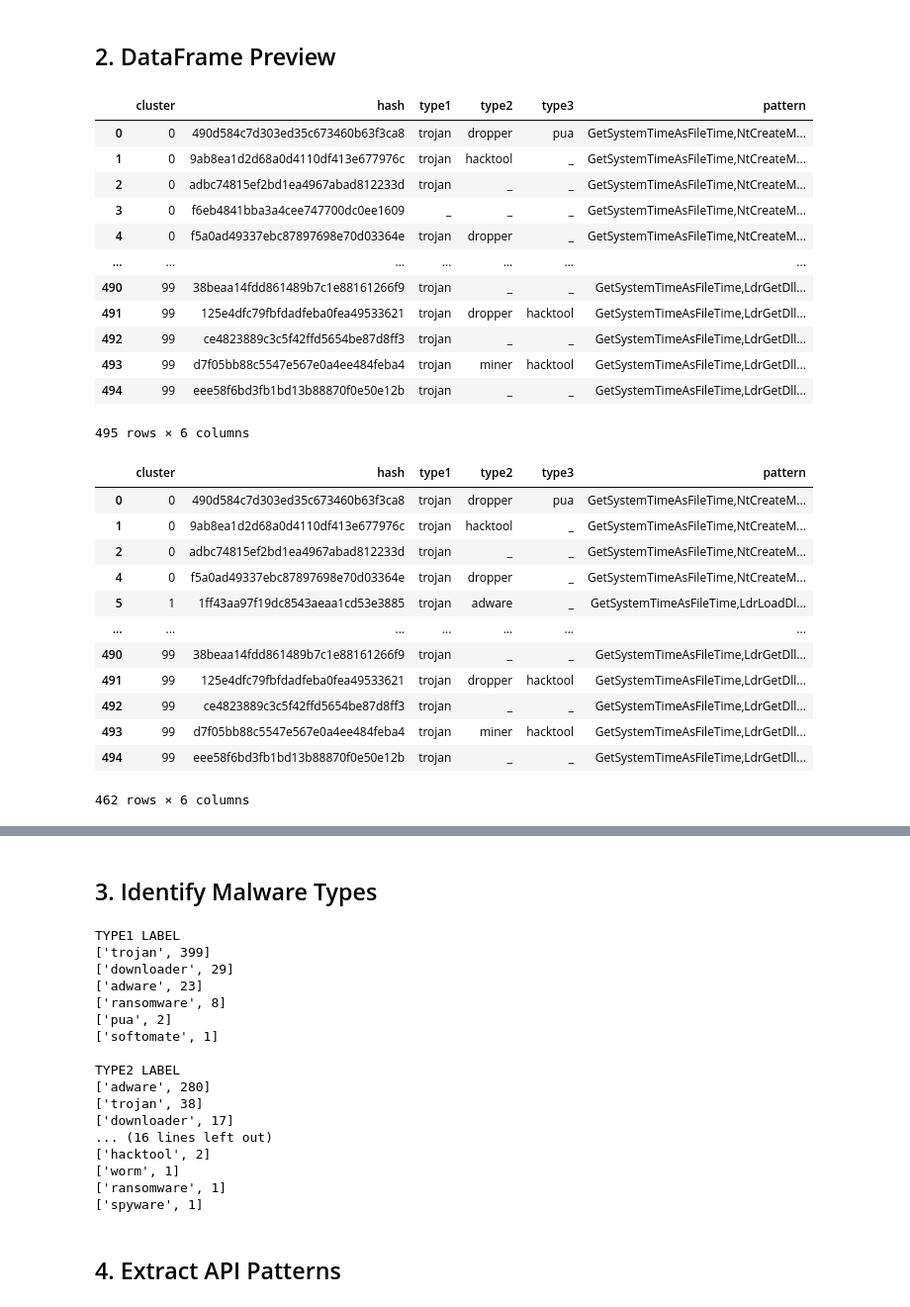
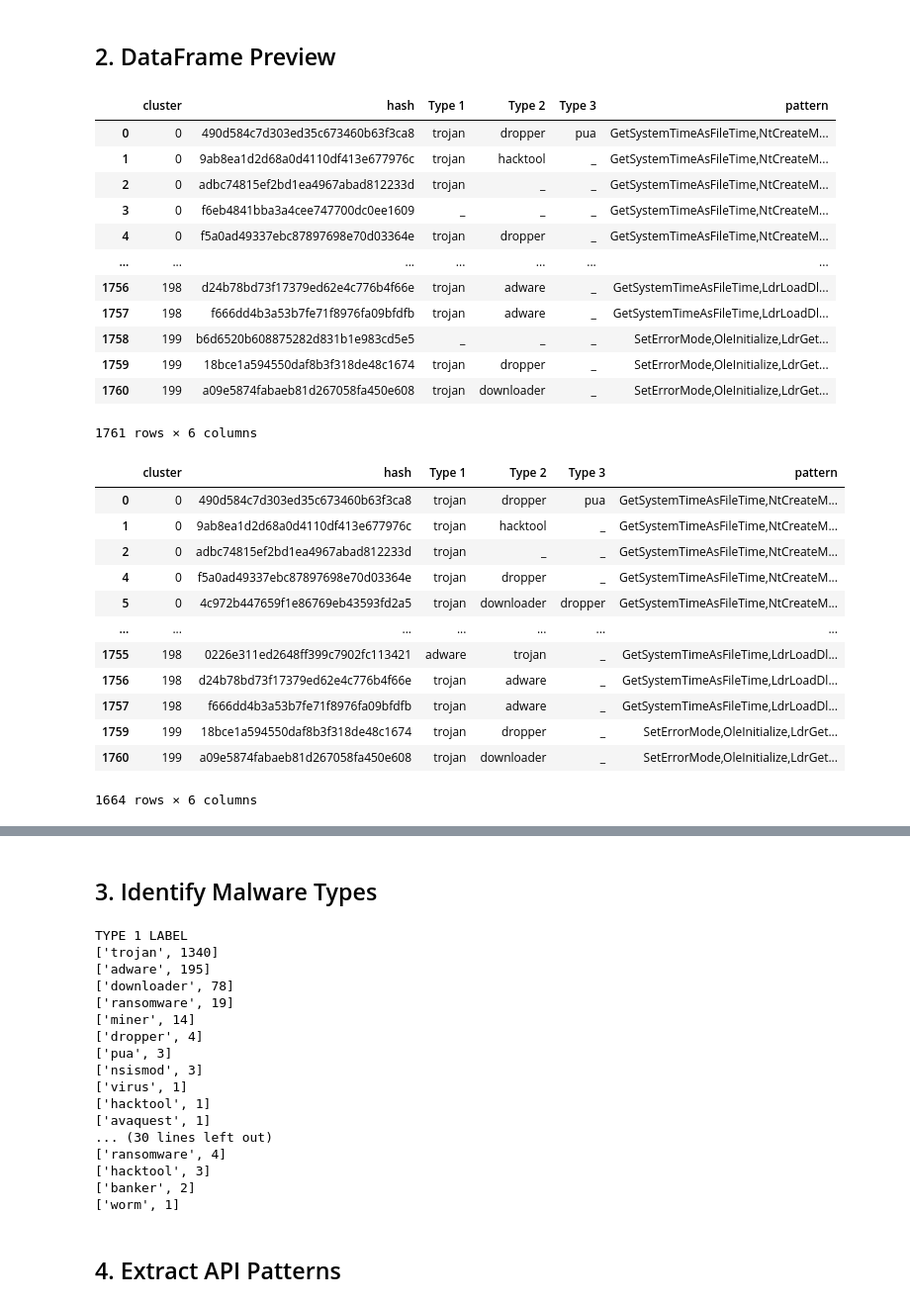
Before and after one commit to jm55/THESIS, a Jupyter notebook: Official Development/Dataset/[OFFICIAL] PatternCompare.ipynb, the cells around one changed output, grey strips where cells are left out. Shown at 99% size. Saved outputs shown, nothing was run; the diff lists cells and outputs as text; code cells hidden in the pictures.

```diff
--- a/Official Development/Dataset/[OFFICIAL] PatternCompare.ipynb
+++ b/Official Development/Dataset/[OFFICIAL] PatternCompare.ipynb
@@ -10,7 +12,7 @@ from difflib import SequenceMatcher
 import time
 import threading
 
-malicious_df = pd.read_csv('./Clustering/[EDITED]KMeans_SampleHash_Common.csv', low_memory=False) #This should point to a verified <DataClustering>_SampleHash_Common.csv file
+malicious_df = pd.read_csv('./Clustering/(EDITED)KMeans_SampleHash_Common.csv', low_memory=False) #This should point to a verified <DataClustering>_SampleHash_Common.csv file
 benign_df = pd.read_csv('./Clustering/Benign/API_Patterns.csv') #This should point to the API_Patterns.csv file
 
 #Load list of API calls
@@ -26,37 +28,37 @@ API_FILE.close()
 malicious_df.replace(to_replace='-',value='_', inplace=True)
 malicious_df
 # %% [output]
-|  | cluster | hash | type1 | type2 | type3 | pattern |
+|  | cluster | hash | Type 1 | Type 2 | Type 3 | pattern |
 | 0 | 0 | 490d584c7d303ed35c673460b63f3ca8 | trojan | dropper | pua | GetSystemTimeAsFileTime,NtCreateM... |
 | 1 | 0 | 9ab8ea1d2d68a0d4110df413e677976c | trojan | hacktool | _ | GetSystemTimeAsFileTime,NtCreateM... |
 | 2 | 0 | adbc74815ef2bd1ea4967abad812233d | trojan | _ | _ | GetSystemTimeAsFileTime,NtCreateM... |
 | 3 | 0 | f6eb4841bba3a4cee747700dc0ee1609 | _ | _ | _ | GetSystemTimeAsFileTime,NtCreateM... |
 | 4 | 0 | f5a0ad49337ebc87897698e70d03364e | trojan | dropper | _ | GetSystemTimeAsFileTime,NtCreateM... |
 | ... | ... | ... | ... | ... | ... | ... |
-| 490 | 99 | 38beaa14fdd861489b7c1e88161266f9 | trojan | _ | _ | GetSystemTimeAsFileTime,LdrGetDll... |
-| 491 | 99 | 125e4dfc79fbfdadfeba0fea49533621 | trojan | dropper | hacktool | GetSystemTimeAsFileTime,LdrGetDll... |
-| 492 | 99 | ce4823889c3c5f42ffd5654be87d8ff3 | trojan | _ | _ | GetSystemTimeAsFileTime,LdrGetDll... |
-| 493 | 99 | d7f05bb88c5547e567e0a4ee484feba4 | trojan | miner | hacktool | GetSystemTimeAsFileTime,LdrGetDll... |
-| 494 | 99 | eee58f6bd3fb1bd13b88870f0e50e12b | trojan | _ | _ | GetSystemTimeAsFileTime,LdrGetDll... |
+| 1756 | 198 | d24b78bd73f17379ed62e4c776b4f66e | trojan | adware | _ | GetSystemTimeAsFileTime,LdrLoadDl... |
+| 1757 | 198 | f666dd4b3a53b7fe71f8976fa09bfdfb | trojan | adware | _ | GetSystemTimeAsFileTime,LdrLoadDl... |
+| 1758 | 199 | b6d6520b608875282d831b1e983cd5e5 | _ | _ | _ | SetErrorMode,OleInitialize,LdrGet... |
+| 1759 | 199 | 18bce1a594550daf8b3f318de48c1674 | trojan | dropper | _ | SetErrorMode,OleInitialize,LdrGet... |
+| 1760 | 199 | a09e5874fabaeb81d267058fa450e608 | trojan | downloader | _ | SetErrorMode,OleInitialize,LdrGet... |
-495 rows × 6 columns
+1761 rows × 6 columns
 # %%
 #Drop row that is falsely labelled.
-malicious_df.drop(malicious_df[(malicious_df['type1']=='_')&(malicious_df['type2']=='_')&(malicious_df['type3']=='_')].index, inplace=True)
+malicious_df.drop(malicious_df[(malicious_df['Type 1']=='_')&(malicious_df['Type 2']=='_')&(malicious_df['Type 3']=='_')].index, inplace=True)
 malicious_df
 # %% [output]
-|  | cluster | hash | type1 | type2 | type3 | pattern |
+|  | cluster | hash | Type 1 | Type 2 | Type 3 | pattern |
 | 0 | 0 | 490d584c7d303ed35c673460b63f3ca8 | trojan | dropper | pua | GetSystemTimeAsFileTime,NtCreateM... |
 | 1 | 0 | 9ab8ea1d2d68a0d4110df413e677976c | trojan | hacktool | _ | GetSystemTimeAsFileTime,NtCreateM... |
 | 2 | 0 | adbc74815ef2bd1ea4967abad812233d | trojan | _ | _ | GetSystemTimeAsFileTime,NtCreateM... |
 | 4 | 0 | f5a0ad49337ebc87897698e70d03364e | trojan | dropper | _ | GetSystemTimeAsFileTime,NtCreateM... |
-| 5 | 1 | 1ff43aa97f19dc8543aeaa1cd53e3885 | trojan | adware | _ | GetSystemTimeAsFileTime,LdrLoadDl... |
+| 5 | 0 | 4c972b447659f1e86769eb43593fd2a5 | trojan | downloader | dropper | GetSystemTimeAsFileTime,NtCreateM... |
 | ... | ... | ... | ... | ... | ... | ... |
-| 490 | 99 | 38beaa14fdd861489b7c1e88161266f9 | trojan | _ | _ | GetSystemTimeAsFileTime,LdrGetDll... |
-| 491 | 99 | 125e4dfc79fbfdadfeba0fea49533621 | trojan | dropper | hacktool | GetSystemTimeAsFileTime,LdrGetDll... |
-| 492 | 99 | ce4823889c3c5f42ffd5654be87d8ff3 | trojan | _ | _ | GetSystemTimeAsFileTime,LdrGetDll... |
-| 493 | 99 | d7f05bb88c5547e567e0a4ee484feba4 | trojan | miner | hacktool | GetSystemTimeAsFileTime,LdrGetDll... |
-| 494 | 99 | eee58f6bd3fb1bd13b88870f0e50e12b | trojan | _ | _ | GetSystemTimeAsFileTime,LdrGetDll... |
+| 1755 | 198 | 0226e311ed2648ff399c7902fc113421 | adware | trojan | _ | GetSystemTimeAsFileTime,LdrLoadDl... |
+| 1756 | 198 | d24b78bd73f17379ed62e4c776b4f66e | trojan | adware | _ | GetSystemTimeAsFileTime,LdrLoadDl... |
+| 1757 | 198 | f666dd4b3a53b7fe71f8976fa09bfdfb | trojan | adware | _ | GetSystemTimeAsFileTime,LdrLoadDl... |
+| 1759 | 199 | 18bce1a594550daf8b3f318de48c1674 | trojan | dropper | _ | SetErrorMode,OleInitialize,LdrGet... |
+| 1760 | 199 | a09e5874fabaeb81d267058fa450e608 | trojan | downloader | _ | SetErrorMode,OleInitialize,LdrGet... |
-462 rows × 6 columns
+1664 rows × 6 columns
 # %%
 benign_df
 # %% [output]
@@ -93,27 +95,27 @@ def identify(malware_type:str):
     print("")
 
 '''Executes the identification for each type'''
-types = ['type1', 'type2', 'type3']
+types = ['Type 1', 'Type 2', 'Type 3']
 for i in types:
     identify(i)
 # %% [output]
-TYPE1 LABEL
-['trojan', 399]
-['downloader', 29]
-['adware', 23]
-['ransomware', 8]
-['pua', 2]
-['softomate', 1]
-
-TYPE2 LABEL
-['adware', 280]
-['trojan', 38]
-['downloader', 17]
-... (16 lines left out)
-['hacktool', 2]
+TYPE 1 LABEL
+['trojan', 1340]
+['adware', 195]
+['downloader', 78]
+['ransomware', 19]
+['miner', 14]
+['dropper', 4]
+['pua', 3]
+['nsismod', 3]
+['virus', 1]
+['hacktool', 1]
+['avaquest', 1]
+... (30 lines left out)
+['ransomware', 4]
+['hacktool', 3]
+['banker', 2]
 ['worm', 1]
-['ransomware', 1]
-['spyware', 1]
 # %% [markdown]
 ## 4. Extract API Patterns
 # %%
```
Also changed, not shown: parts of 8 cells of this notebook, 5 other files.
